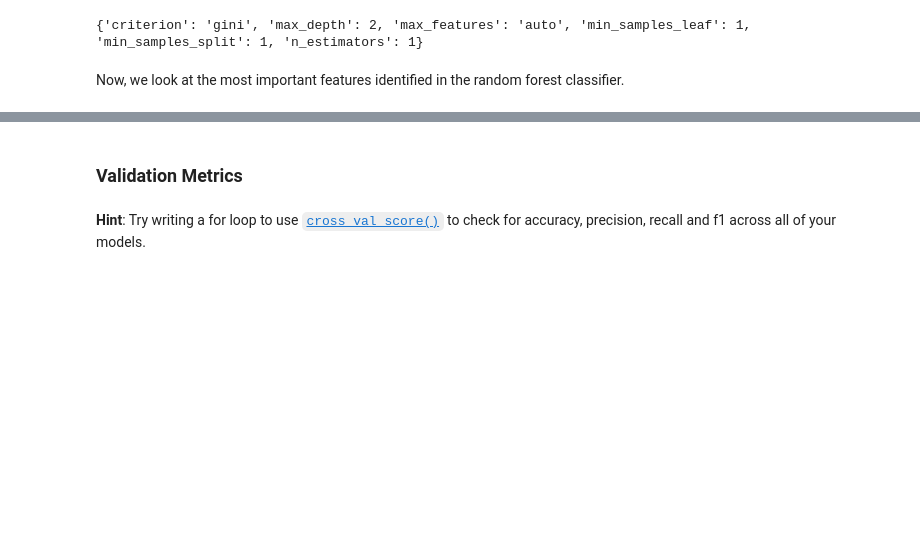
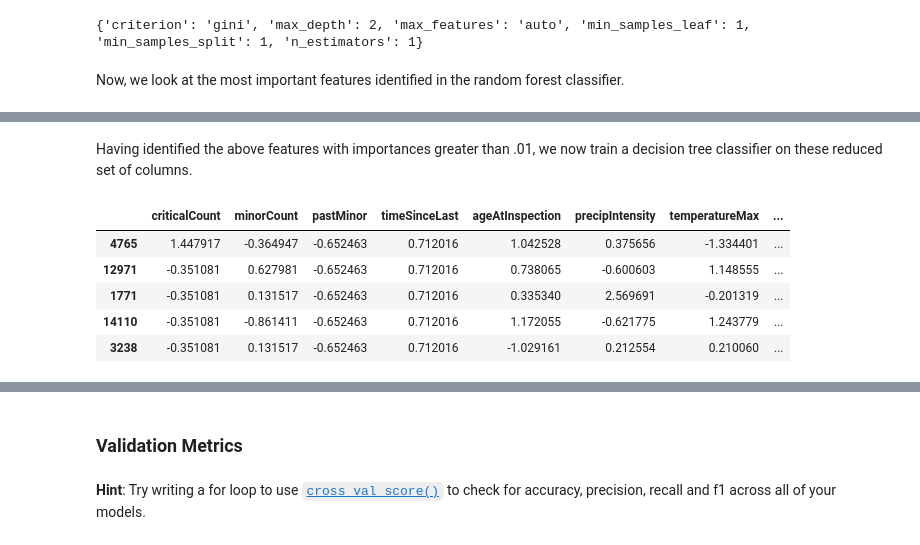
Before and after one commit to sociologyquinn/CSS-Project3-Group1, a Jupyter notebook: Project 3 Students.ipynb, the cells around one changed output, grey strips where cells are left out. Cells and saved outputs as stored; diff of their text form; code cells hidden in the pictures; blank space fills up the shorter version.

```diff
--- a/Project 3 Students.ipynb
+++ b/Project 3 Students.ipynb
@@ -521,0 +516,16 @@ plt.ylabel('Importance'); plt.xlabel('Feature'); plt.title('Feature Importances'
+# %% [markdown]
+Having identified the above features with importances greater than .01, we now train a decision tree classifier on these reduced set of columns.
+# %%
+# subset columns to features with importances > .01
+important_features = feat_importances.loc[feat_importances['Importance'] > .01]['Feature']
+
+X_reduced = X_train[X_train.columns[X_train.columns.isin(important_features)]] # create new df
+
+X_reduced.head() # looks good
+# %% [output]
+|  | criticalCount | minorCount | pastMinor | timeSinceLast | ageAtInspection | precipIntensity | temperatureMax | ... |
+| 4765 | 1.447917 | -0.364947 | -0.652463 | 0.712016 | 1.042528 | 0.375656 | -1.334401 | ... |
+| 12971 | -0.351081 | 0.627981 | -0.652463 | 0.712016 | 0.738065 | -0.600603 | 1.148555 | ... |
+| 1771 | -0.351081 | 0.131517 | -0.652463 | 0.712016 | 0.335340 | 2.569691 | -0.201319 | ... |
+| 14110 | -0.351081 | -0.861411 | -0.652463 | 0.712016 | 1.172055 | -0.621775 | 1.243779 | ... |
+| 3238 | -0.351081 | 0.131517 | -0.652463 | 0.712016 | -1.029161 | 0.212554 | 0.210060 | ... |
```
Also changed, not shown: parts of 7 cells of this notebook.
